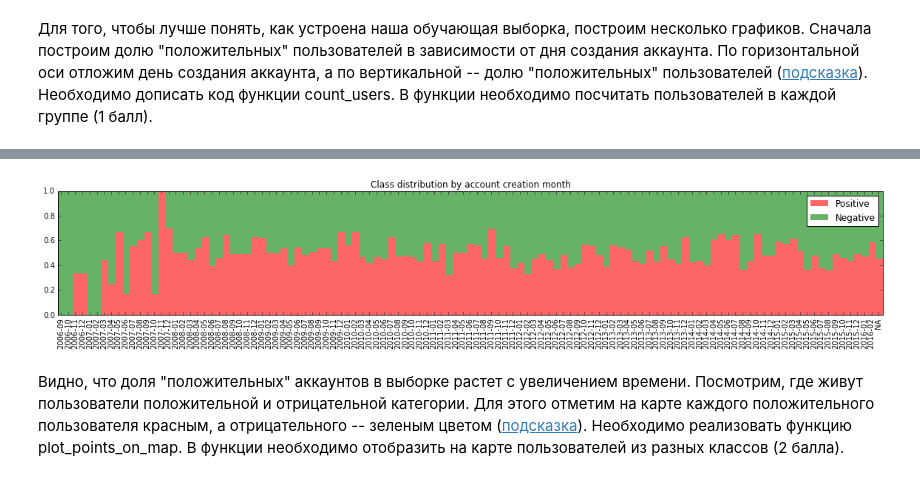
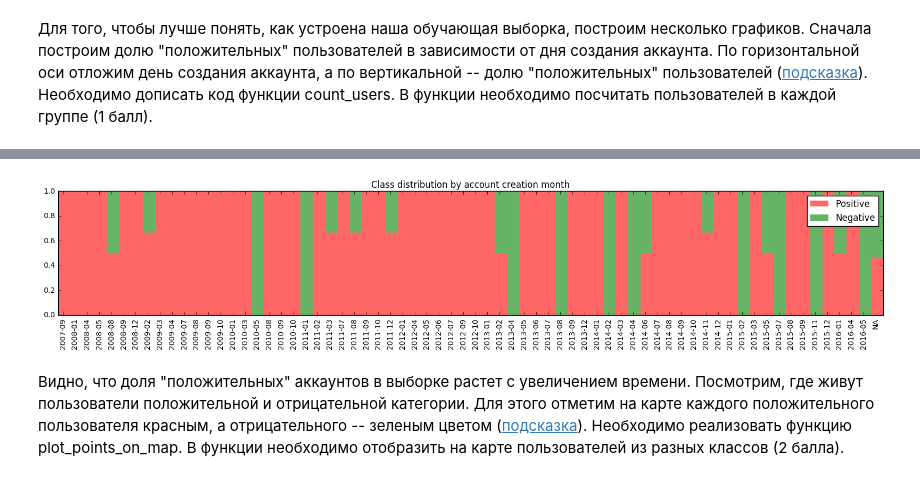
Before and after one commit to IlyaMarkovMipt/sphereDataMining, a Jupyter notebook: homework-1-st.ipynb, the cells around one changed output, grey strips where cells are left out. Drawn from its saved outputs; the diff is of its cells as text; code cells hidden in the pictures.

```diff
--- a/homework-1-st.ipynb
+++ b/homework-1-st.ipynb
@@ -141,3 +148,6 @@ http://api.geonames.org/search?q="San Francisco, CA"&maxRows=10&username=demo
 **Замечание: для запросов необходимо использовать своего пользователя, кроме того количество запросов ограничено 30тыс в день**.
 
 Первым делом нам понадобится функция, которая возвращает информацию о местоположении для данного текстового запроса. Требуется реализовать функцию get_coordinates_by_location, принимающую на вход строку с местоположением и возвращает кортеж вида (долгота, широта, город).
+# %%
+r = requests.get("http://api.geonames.org/searchJSON?q=" + "Marvel. DC" +"&maxRows=10&username=" + GEO_USER_NAME)
+r.status_code
@@ -206,10 +228,24 @@ def twitter_user_to_dataframe_record(user):
 
 def get_user_records(df):
     # your code here
-    # some_downloaded_user = get_user_from_api
-    # also write user as json line in temporary file
-    # return [twitter_user_to_dataframe_record(some_downloaded_user)]
-    pass
+    ids = df["uid"]
+    records = list(user_records)
+    for j, id in enumerate(ids):
+        if j > 100:
+            break
+        if id not in processed_users:
+            processed_users.add(id)
+            try:
+                some_downloaded_user = api.GetUser(id)
+                rec = twitter_user_to_dataframe_record(some_downloaded_user)
+                f.write(json.dumps(rec) + '\n')
+                records.append(rec) # also write user as json line in temporary file
+            except twitter.TwitterError:#in case this user doesn't exist
+                continue
+                #may be delete from df
+
+    return records
+
 
 # Maximum number of user IDs returned by Twitter's user lookup
 
@@ -225,3 +265,12 @@ print "Finished building data frame"
 ## Exploratory Data Analysis
 # %% [markdown]
 Для того, чтобы лучше понять, как устроена наша обучающая выборка, построим несколько графиков. Сначала построим долю "положительных" пользователей в зависимости от дня создания аккаунта. По горизонтальной оси отложим день создания аккаунта, а по вертикальной -- долю "положительных" пользователей ([подсказка](http://stroykova.github.io/sphera/l1_1.png)). Необходимо дописать код функции count_users. В функции необходимо посчитать пользователей в каждой группе (1 балл).
+# %%
+grouped1 = df_full.groupby(map(lambda dt: dt if pd.notnull(dt) else "NA", df_full["created_at"]))
+all_counts = grouped1.count()["uid"]
+pos_counts = grouped1["cls"].aggregate(np.sum)
+neg_counts = all_counts - pos_counts
+all_counts.dropna()
+print len(grouped1)
+print pos_counts.head()
+print neg_counts.head()
@@ -229,37 +293,39 @@ print "Finished building data frame"
 def count_users(grouped):
     """
     Counts number of positive and negative users
     created at each date.
 
     Returns:
         count_pos -- 1D numpy array with the counts of positive users created at each date
         count_neg -- 1D numpy array with the counts of negative users created at each date
         dts -- a list of date strings, e.g. ['2014-10', '2014-11', ...]
     """
-    dts = []
+
     count_pos, count_neg = np.zeros(len(grouped)), np.zeros(len(grouped))
-    # your code here
-    return count_pos, count_neg, dts
+    all_counts = grouped1.count()["uid"]
+    count_pos = grouped1["cls"].aggregate(np.sum)
+    count_neg = all_counts - pos_counts
+    return count_pos, count_neg, all_counts.index
 
 
 grouped = df_full.groupby(map(lambda dt: dt if pd.notnull(dt) else "NA", df_full["created_at"]))
 count_pos, count_neg, dts = count_users(grouped)
 
 fraction_pos = count_pos / (count_pos + count_neg + 1e-10)
 fraction_neg = 1 - fraction_pos
 
 sort_ind = np.argsort(dts)
 
 pl.figure(figsize=(20, 3))
 pl.bar(np.arange(len(dts)), fraction_pos[sort_ind], width=1.0, color='red', alpha=0.6, linewidth=0, label="Positive")
 pl.bar(np.arange(len(dts)), fraction_neg[sort_ind], bottom=fraction_pos[sort_ind], width=1.0, color='green', alpha=0.6, linewidth=0, label="Negative")
 pl.xticks(np.arange(len(dts)) + 0.4, sorted(dts), rotation=90)
 pl.title("Class distribution by account creation month")
 pl.xlim(0, len(dts))
 pl.legend()
 pl.show()
 # %% [output]
-[figure, old version]
+[figure, new version]
 # %% [markdown]
 Видно, что доля "положительных" аккаунтов в выборке растет с увеличением времени. Посмотрим, где живут пользователи положительной и отрицательной категории. Для этого отметим на карте каждого положительного пользователя красным, а отрицательного -- зеленым цветом ([подсказка](http://stroykova.github.io/sphera/l1_2.png)). Необходимо реализовать функцию plot_points_on_map. В функции необходимо отобразить на карте пользователей из разных классов (2 балла).
 # %%
```
Also changed, not shown: parts of 7 cells of this notebook, 1 other file.
